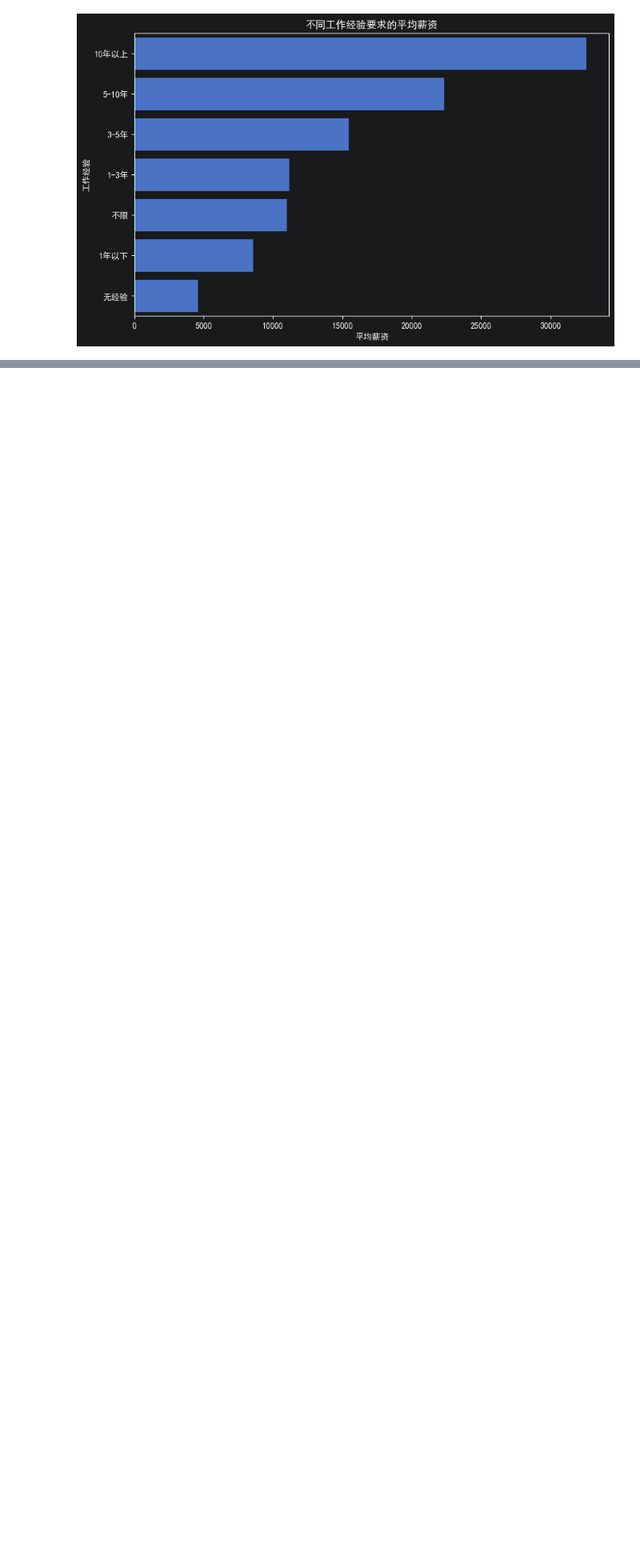
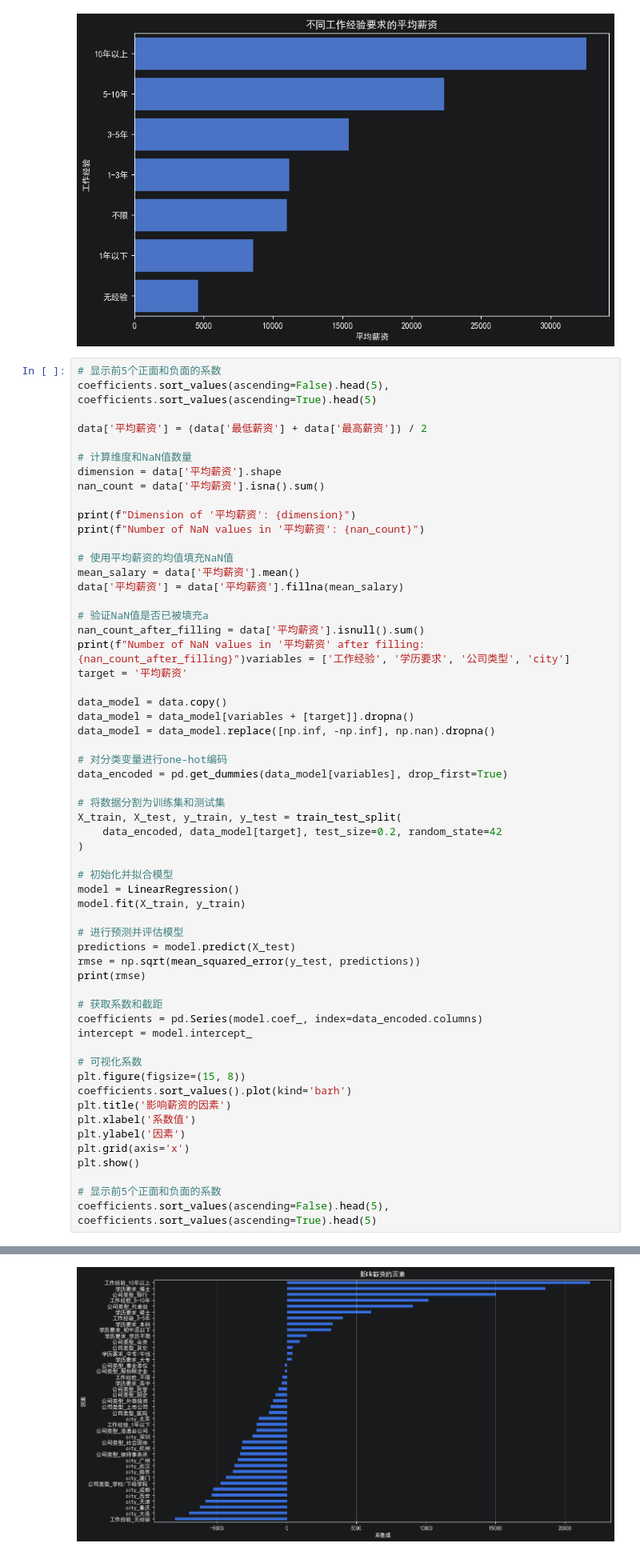
Before and after one commit to hn1318/job_analysis, a Jupyter notebook: src/main.ipynb, the cells around one changed output, grey strips where cells are left out. Shown at 80% size. Cells and saved outputs as stored; diff of their text form; blank space fills up the shorter version.

```diff
--- a/src/main.ipynb
+++ b/src/main.ipynb
@@ -176,3 +176,62 @@ plt.title('不同工作经验要求的平均薪资')
 plt.show()
 # %% [output]
 [figure]
+# %%
+# 显示前5个正面和负面的系数
+coefficients.sort_values(ascending=False).head(5), coefficients.sort_values(ascending=True).head(5)
+
+data['平均薪资'] = (data['最低薪资'] + data['最高薪资']) / 2
+
+# 计算维度和NaN值数量
+dimension = data['平均薪资'].shape
+nan_count = data['平均薪资'].isna().sum()
+
+print(f"Dimension of '平均薪资': {dimension}")
+print(f"Number of NaN values in '平均薪资': {nan_count}")
+
+# 使用平均薪资的均值填充NaN值
+mean_salary = data['平均薪资'].mean()
+data['平均薪资'] = data['平均薪资'].fillna(mean_salary)
+
+# 验证NaN值是否已被填充a
+nan_count_after_filling = data['平均薪资'].isnull().sum()
+print(f"Number of NaN values in '平均薪资' after filling: {nan_count_after_filling}")variables = ['工作经验', '学历要求', '公司类型', 'city']
+target = '平均薪资'
+
+data_model = data.copy()
+data_model = data_model[variables + [target]].dropna()
+data_model = data_model.replace([np.inf, -np.inf], np.nan).dropna()
+
+# 对分类变量进行one-hot编码
+data_encoded = pd.get_dummies(data_model[variables], drop_first=True)
+
+# 将数据分割为训练集和测试集
+X_train, X_test, y_train, y_test = train_test_split(
+    data_encoded, data_model[target], test_size=0.2, random_state=42
+)
+
+# 初始化并拟合模型
+model = LinearRegression()
+model.fit(X_train, y_train)
+
+# 进行预测并评估模型
+predictions = model.predict(X_test)
+rmse = np.sqrt(mean_squared_error(y_test, predictions))
+print(rmse)
+
+# 获取系数和截距
+coefficients = pd.Series(model.coef_, index=data_encoded.columns)
+intercept = model.intercept_
+
+# 可视化系数
+plt.figure(figsize=(15, 8))
+coefficients.sort_values().plot(kind='barh')
+plt.title('影响薪资的因素')
+plt.xlabel('系数值')
+plt.ylabel('因素')
+plt.grid(axis='x')
+plt.show()
+
+# 显示前5个正面和负面的系数
+coefficients.sort_values(ascending=False).head(5), coefficients.sort_values(ascending=True).head(5)
+# %% [output]
@@ -178,0 +239 @@ plt.show()
+[figure, added]
```
Also changed, not shown: parts of 2 cells of this notebook, 1 other file.
